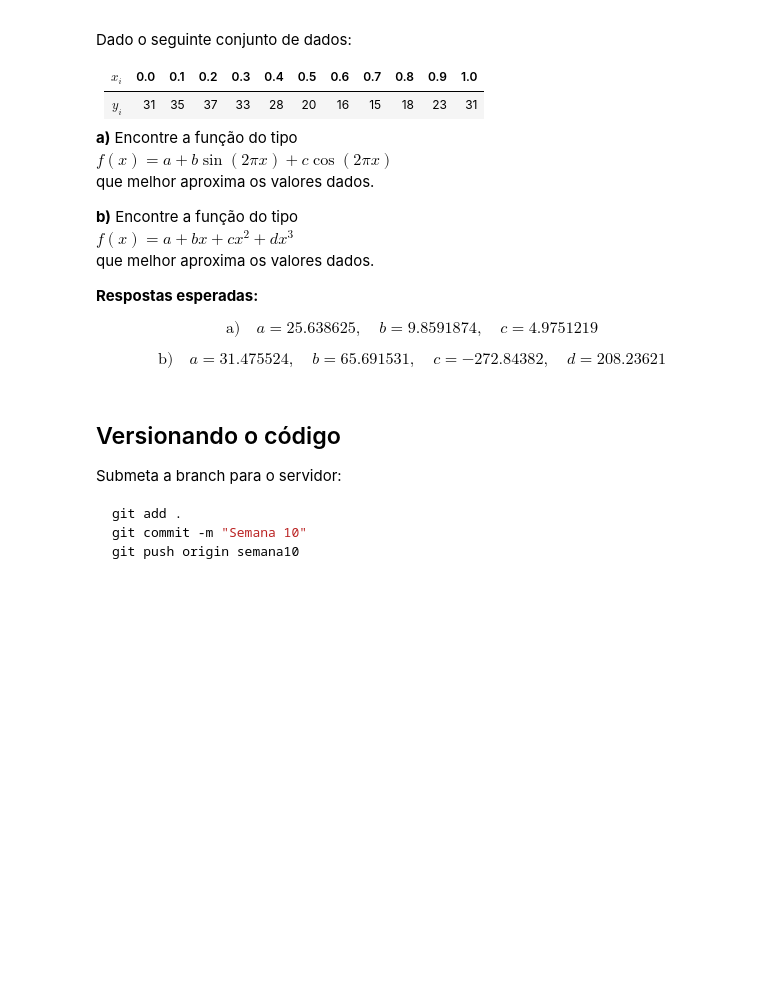
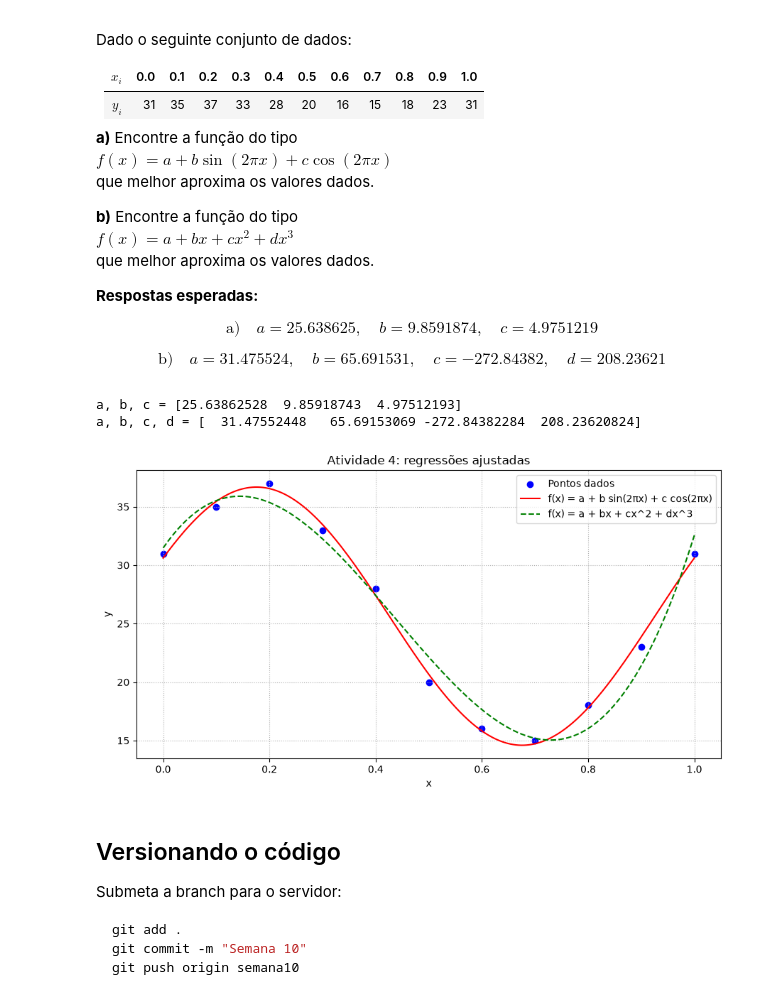
Before and after one commit to lucastoledorocha/Cnum, a Jupyter notebook: Notebooks/semana10.ipynb, the cells around one changed output. Cells and saved outputs as stored; diff of their text form; code cells hidden in the pictures; blank space fills up the shorter version.

```diff
--- a/Notebooks/semana10.ipynb
+++ b/Notebooks/semana10.ipynb
@@ -141,6 +209,46 @@ $$
 $$
 \text{b)}\quad a = 31.475524,\quad b = 65.691531,\quad c = -272.84382,\quad d = 208.23621
 $$
+# %%
+import os
+import sys
+
+import numpy as np
+import matplotlib.pyplot as plt
+
+sys.path.append(os.path.abspath(os.path.join('..')))
+from utils.algoritmos import regressao
+
+x = np.linspace(0.0, 1.0, 11)
+y = np.array([31, 35, 37, 33, 28, 20, 16, 15, 18, 23, 31], dtype=float)
+
+v1 = lambda x: np.column_stack((np.ones(len(x)), np.sin(2 * np.pi * x), np.cos(2 * np.pi * x)))
+A1 = regressao(x, y, v1)
+print('a, b, c =', A1)
+
+v2 = lambda x: np.column_stack((np.ones(len(x)), x, x**2, x**3))
+A2 = regressao(x, y, v2)
+print('a, b, c, d =', A2)
+
+x_vals = np.linspace(0.0, 1.0, 400)
+y_fit1 = A1[0] + A1[1] * np.sin(2 * np.pi * x_vals) + A1[2] * np.cos(2 * np.pi * x_vals)
+y_fit2 = A2[0] + A2[1] * x_vals + A2[2] * x_vals**2 + A2[3] * x_vals**3
+
+plt.figure(figsize=(9, 5))
+plt.scatter(x, y, color='blue', label='Pontos dados')
+plt.plot(x_vals, y_fit1, color='red', label='f(x) = a + b sin(2πx) + c cos(2πx)')
+plt.plot(x_vals, y_fit2, color='green', linestyle='--', label='f(x) = a + bx + cx^2 + dx^3')
+plt.title('Atividade 4: regressões ajustadas')
+plt.xlabel('x')
+plt.ylabel('y')
+plt.grid(True, linestyle=':')
+plt.legend()
+plt.tight_layout()
+plt.show()
+# %% [output]
+a, b, c = [25.63862528  9.85918743  4.97512193]
+a, b, c, d = [  31.47552448   65.69153069 -272.84382284  208.23620824]
+[figure, added]
 # %% [markdown]
 ## Versionando o código
 
```
Also changed, not shown: parts of 2 cells of this notebook, 1 other file.
